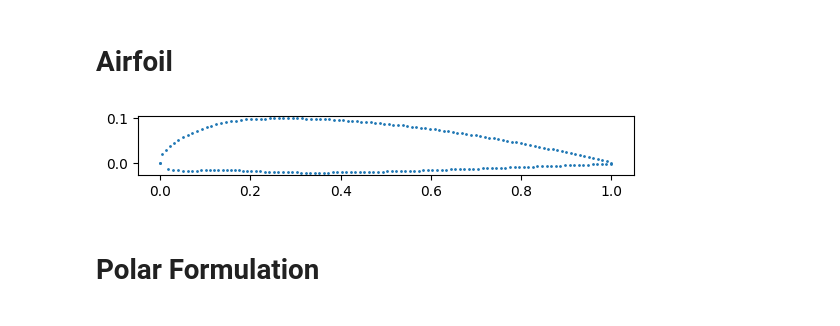
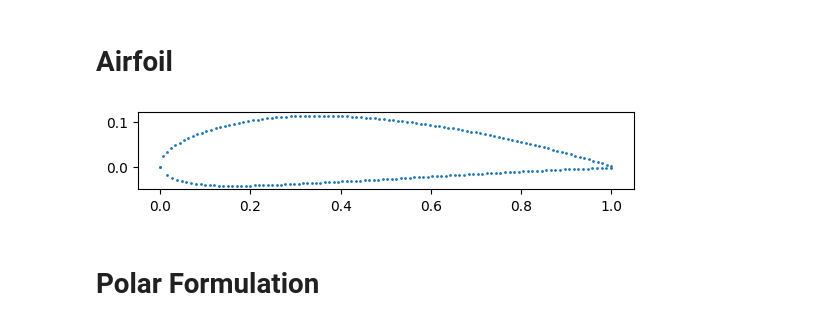
Before and after one commit to trifwn/WingPotential, a Jupyter notebook: HShoe_linear.ipynb, the cells around one changed output. Drawn from its saved outputs; the diff is of its cells as text; code cells hidden in the pictures.

```diff
--- a/HShoe_linear.ipynb
+++ b/HShoe_linear.ipynb
@@ -7,14 +7,14 @@ from wing import Wing
 # %% [markdown]
 # Airfoil
 # %%
-airfoil = af.Airfoil.NACA4("2412", n_points=100)
+airfoil = af.Airfoil.NACA4("4415", n_points=100)
 af_xs, af_ys = airfoil.all_points
 plt.scatter(af_xs, af_ys, 1)
 plt.axis('scaled')
 
-alpha0 = -2 * np.pi / 180
+alpha0 = -4 * np.pi / 180
 # %% [output]
-[figure, old version]
+[figure, new version]
 # %% [markdown]
 # Polar Formulation
 # %% [markdown]
```
Also changed, not shown: parts of 7 cells of this notebook, 6 other files.
